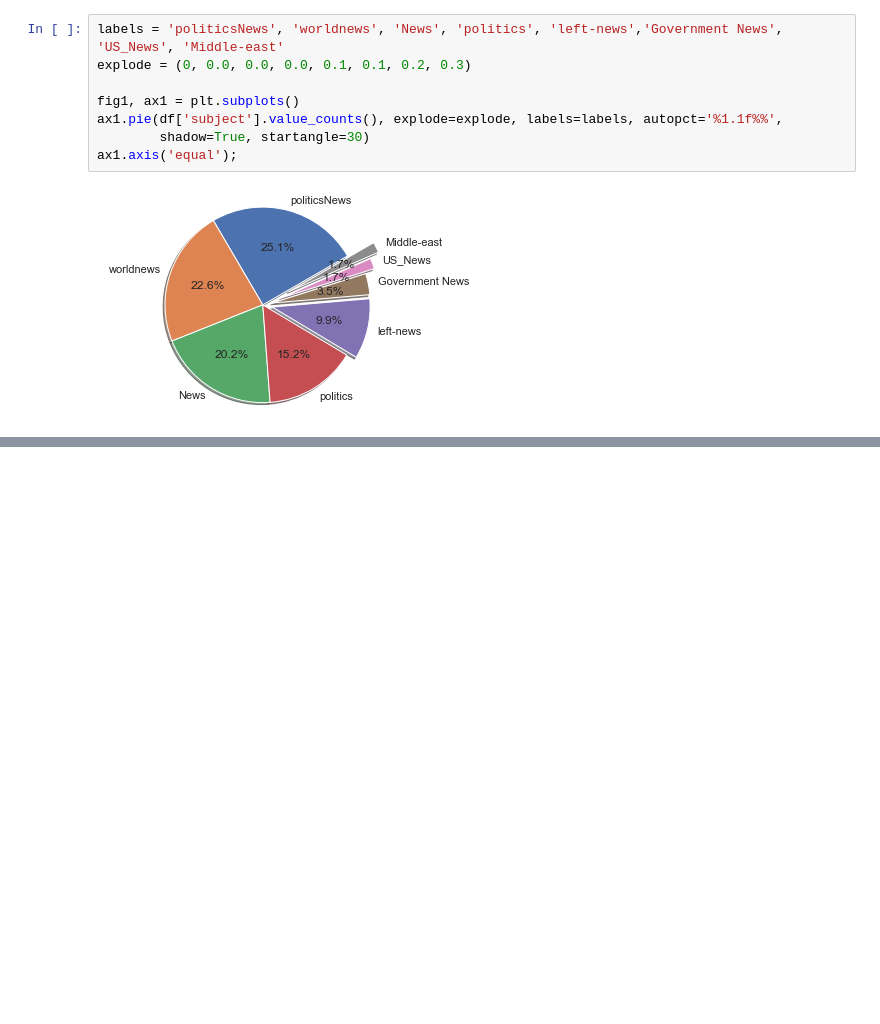
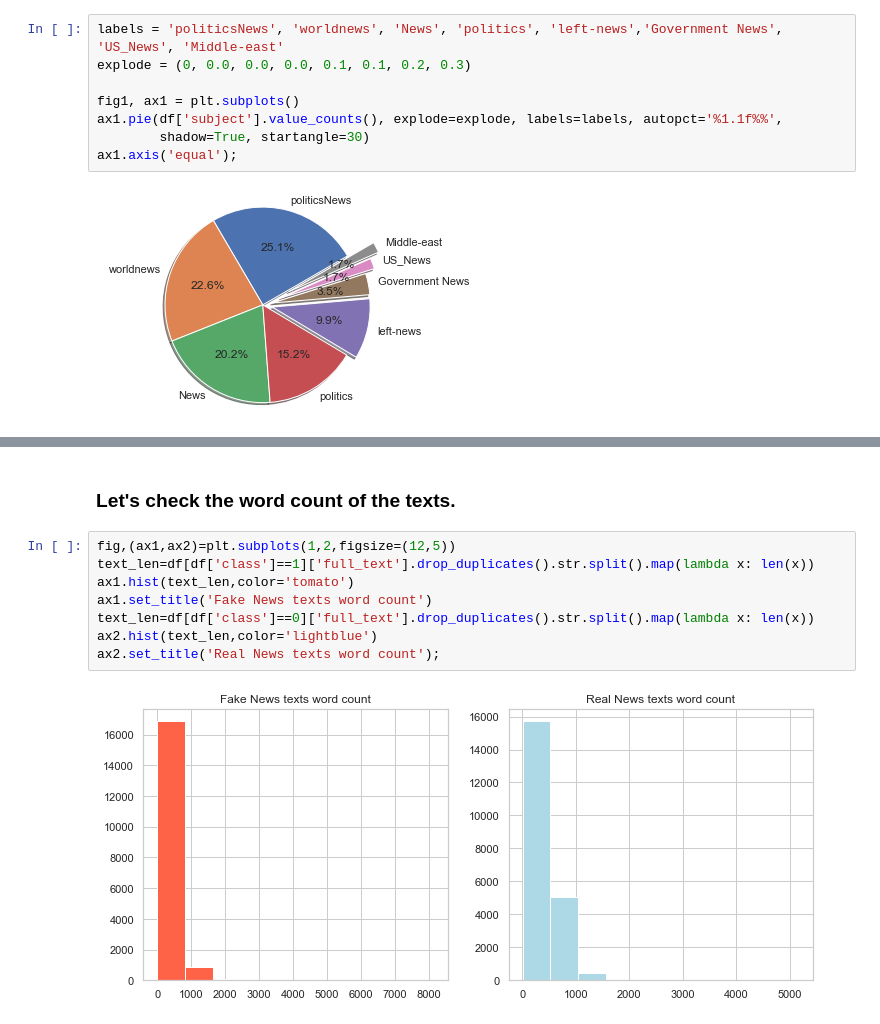
Before and after one commit to Bakar31/Basic-NLP-Projects, a Jupyter notebook: News Classification/Notebooks/EDA.ipynb, the cells around one changed output, grey strips where cells are left out. Drawn from its saved outputs; the diff is of its cells as text; blank space fills up the shorter version.

```diff
--- a/News Classification/Notebooks/EDA.ipynb
+++ b/News Classification/Notebooks/EDA.ipynb
@@ -77,0 +108,12 @@ ax1.axis('equal');
+# %% [markdown]
+### Let's check the word count of the texts.
+# %%
+fig,(ax1,ax2)=plt.subplots(1,2,figsize=(12,5))
+text_len=df[df['class']==1]['full_text'].drop_duplicates().str.split().map(lambda x: len(x))
+ax1.hist(text_len,color='tomato')
+ax1.set_title('Fake News texts word count')
+text_len=df[df['class']==0]['full_text'].drop_duplicates().str.split().map(lambda x: len(x))
+ax2.hist(text_len,color='lightblue')
+ax2.set_title('Real News texts word count');
+# %% [output]
+[figure, added]
```
Also changed, not shown: parts of 19 cells of this notebook.
